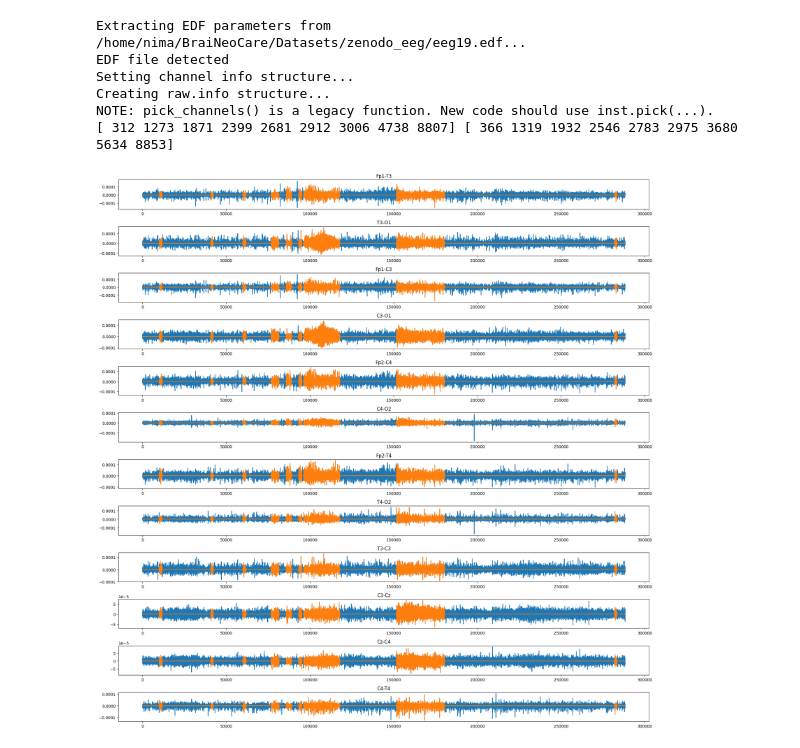
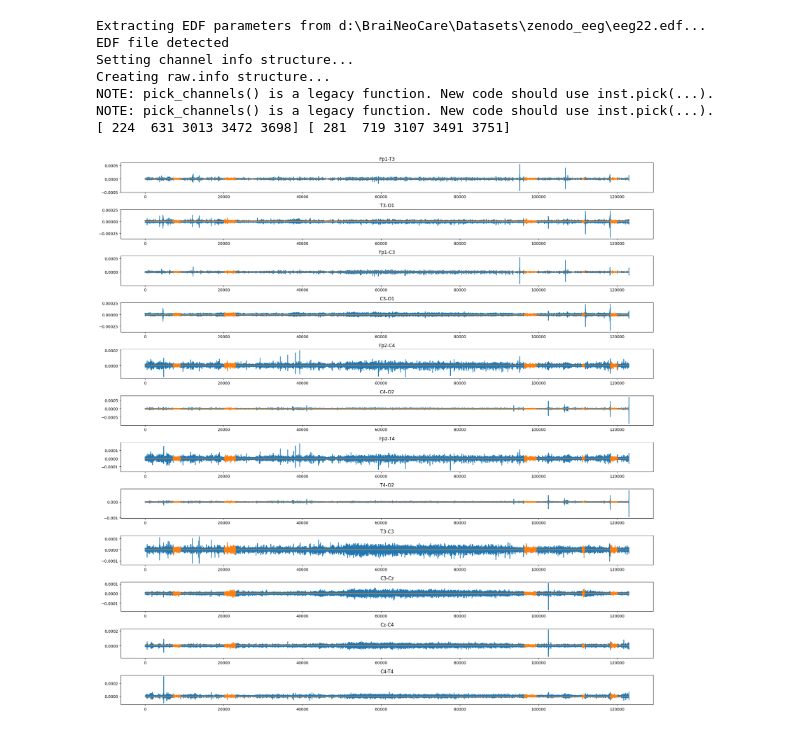
Before and after one commit to Dinuka-1999/BraiNeoCare, a Jupyter notebook: XAImodel.ipynb, the cells around one changed output. Saved outputs shown, nothing was run; the diff lists cells and outputs as text; code cells hidden in the pictures.

```diff
--- a/XAImodel.ipynb
+++ b/XAImodel.ipynb
@@ -30,11 +25,12 @@ For more information see: https://github.com/tensorflow/addons/issues/2807
 # %%
-EEG,labels=rs.read_file("../BraiNeoCare/Datasets/zenodo_eeg/eeg19.edf",19)
+EEG,labels=rs.read_a_file("../BraiNeoCare/Datasets/zenodo_eeg/eeg22.edf",22,plot_=True)
 # %% [output]
-Extracting EDF parameters from /home/nima/BraiNeoCare/Datasets/zenodo_eeg/eeg19.edf...
+Extracting EDF parameters from d:\BraiNeoCare\Datasets\zenodo_eeg\eeg22.edf...
 EDF file detected
 Setting channel info structure...
 Creating raw.info structure...
 NOTE: pick_channels() is a legacy function. New code should use inst.pick(...).
-[ 312 1273 1871 2399 2681 2912 3006 4738 8807] [ 366 1319 1932 2546 2783 2975 3680 5634 8853]
+NOTE: pick_channels() is a legacy function. New code should use inst.pick(...).
+[ 224  631 3013 3472 3698] [ 281  719 3107 3491 3751]
-[figure, old version]
+[figure, new version]
 # %%
```
Also changed, not shown: parts of 9 cells of this notebook, 2 other files.
